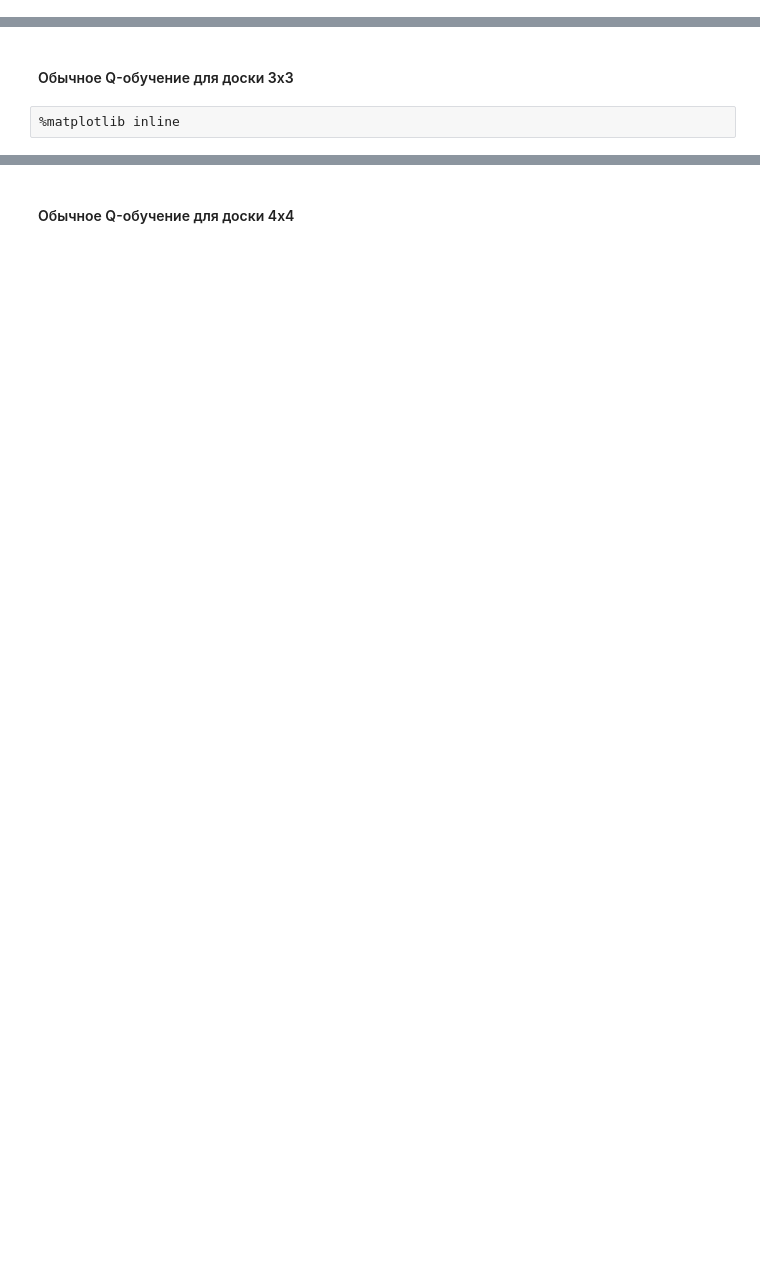
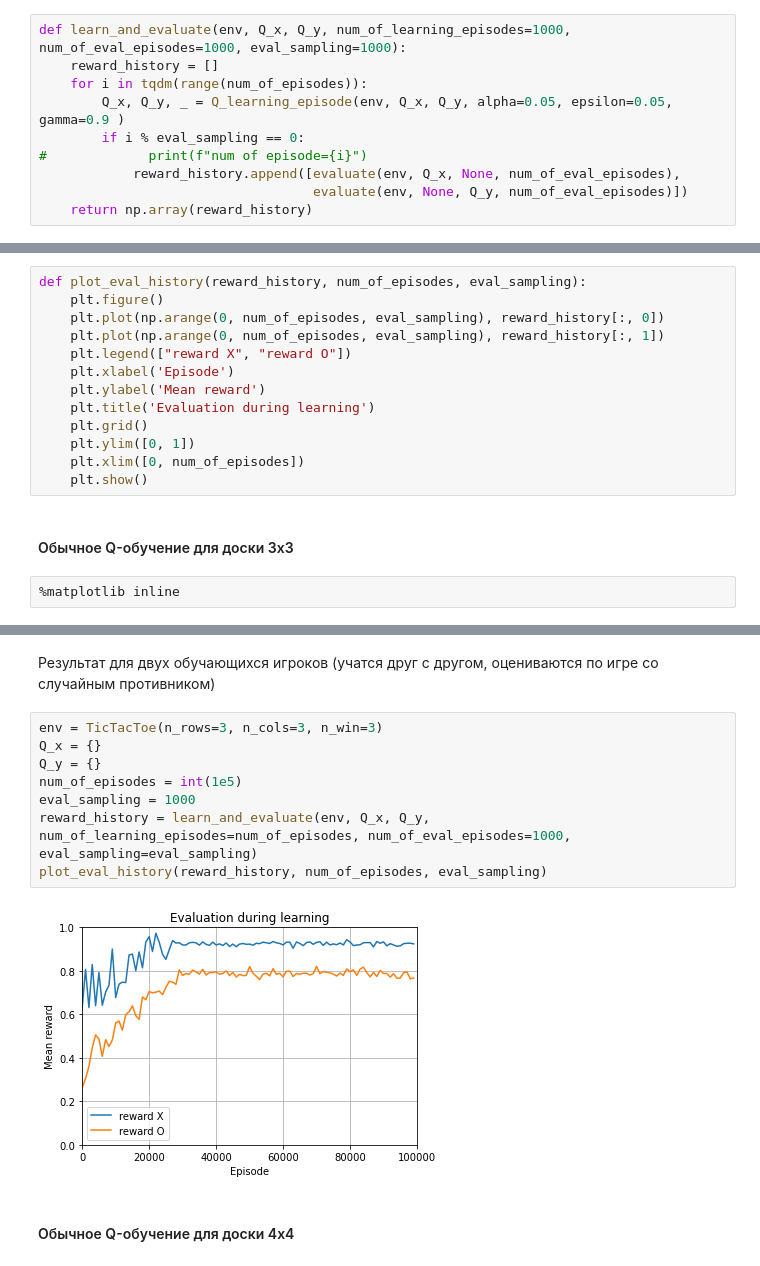
Before and after one commit to GreasyGoose/dl_adv, a Jupyter notebook: hw2/HW2_tictactoe.ipynb, the cells around one changed output, grey strips where cells are left out. Saved outputs shown, nothing was run; the diff lists cells and outputs as text; blank space fills up the shorter version.

```diff
--- a/hw2/HW2_tictactoe.ipynb
+++ b/hw2/HW2_tictactoe.ipynb
@@ -200,0 +200,10 @@ def plot_mean_reward(reward_history, title=""):
+# %%
+def learn_and_evaluate(env, Q_x, Q_y, num_of_learning_episodes=1000, num_of_eval_episodes=1000, eval_sampling=1000):
+    reward_history = []
+    for i in tqdm(range(num_of_episodes)):
+        Q_x, Q_y, _ = Q_learning_episode(env, Q_x, Q_y, alpha=0.05, epsilon=0.05, gamma=0.9 )
+        if i % eval_sampling == 0:
+#             print(f"num of episode={i}")
+            reward_history.append([evaluate(env, Q_x, None, num_of_eval_episodes),
+                                   evaluate(env, None, Q_y, num_of_eval_episodes)])
+    return np.array(reward_history)
@@ -201,3 +256,16 @@ def plot_mean_reward(reward_history, title=""):
+# %%
+def plot_eval_history(reward_history, num_of_episodes, eval_sampling):
+    plt.figure()
+    plt.plot(np.arange(0, num_of_episodes, eval_sampling), reward_history[:, 0])
+    plt.plot(np.arange(0, num_of_episodes, eval_sampling), reward_history[:, 1])
+    plt.legend(["reward X", "reward O"])
+    plt.xlabel('Episode')
+    plt.ylabel('Mean reward')
+    plt.title('Evaluation during learning')
+    plt.grid()
+    plt.ylim([0, 1])
+    plt.xlim([0, num_of_episodes])
+    plt.show()
 # %% [markdown]
 #### Обычное Q-обучение для доски 3х3
 # %%
@@ -239,2 +307,14 @@ plot_mean_reward(reward_history[:], title = "Two learners")
+# %% [markdown]
+Результат для двух обучающихся игроков (учатся друг с другом, оцениваются по игре со случайным противником)
+# %%
+env = TicTacToe(n_rows=3, n_cols=3, n_win=3)
+Q_x = {}
+Q_y = {}
+num_of_episodes = int(1e5)
+eval_sampling = 1000
+reward_history = learn_and_evaluate(env, Q_x, Q_y, num_of_learning_episodes=num_of_episodes, num_of_eval_episodes=1000, eval_sampling=eval_sampling)
+plot_eval_history(reward_history, num_of_episodes, eval_sampling)
+# %% [output]
+[figure, added]
 # %% [markdown]
 #### Обычное Q-обучение для доски 4х4
```
Also changed, not shown: parts of 28 cells of this notebook.
